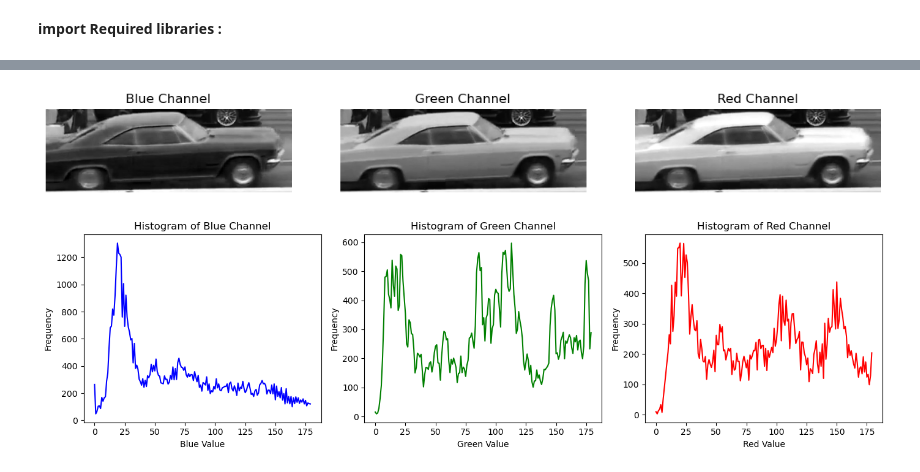
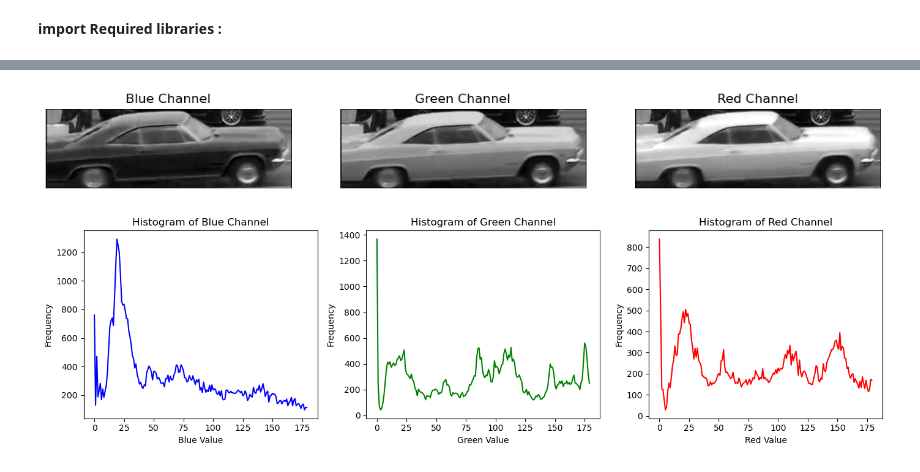
Before and after one commit to ZahraEk/OpenCV-Course, a Jupyter notebook: meanshift.ipynb, the cells around one changed output, grey strips where cells are left out. Saved outputs shown, nothing was run; the diff lists cells and outputs as text; code cells hidden in the pictures.

```diff
--- a/meanshift.ipynb
+++ b/meanshift.ipynb
@@ -83,4 +206,7 @@ roi = frame[y:y+h, x:x+w]
 # %%
+# Read roi image
+roi = cv2.imread("roi.jpg")
+
 # Splitting the image into R, G, and B channels
 b, g, r = cv2.split(roi)
 
@@ -109,32 +235,32 @@ mask = None
 
 # Calculating histograms for the R, G, and B channels
 b_hist = cv2.calcHist([roi], [0], mask, [180], [0, 180])
 g_hist = cv2.calcHist([roi], [1], mask, [180], [0, 180])
 r_hist = cv2.calcHist([roi], [2], mask, [180], [0, 180])
 
 # Displaying the histograms of the channels
 plt.figure(figsize=(14, 4))
 
 plt.subplot(131)
 plt.plot(b_hist, color='b')
 plt.title('Histogram of Blue Channel')
 plt.xlabel('Blue Value')
 plt.ylabel('Frequency')
 
 plt.subplot(132)
 plt.plot(g_hist, color='g')
 plt.title('Histogram of Green Channel')
 plt.xlabel('Green Value')
 plt.ylabel('Frequency')
 
 plt.subplot(133)
 plt.plot(r_hist, color='r')
 plt.title('Histogram of Red Channel')
 plt.xlabel('Red Value')
 plt.ylabel('Frequency')
 
 plt.tight_layout()
 plt.show()
 # %% [output]
-[figure, old version]
+[figure, new version]
-[figure, old version]
+[figure, new version]
```
Also changed, not shown: parts of 10 cells of this notebook.
